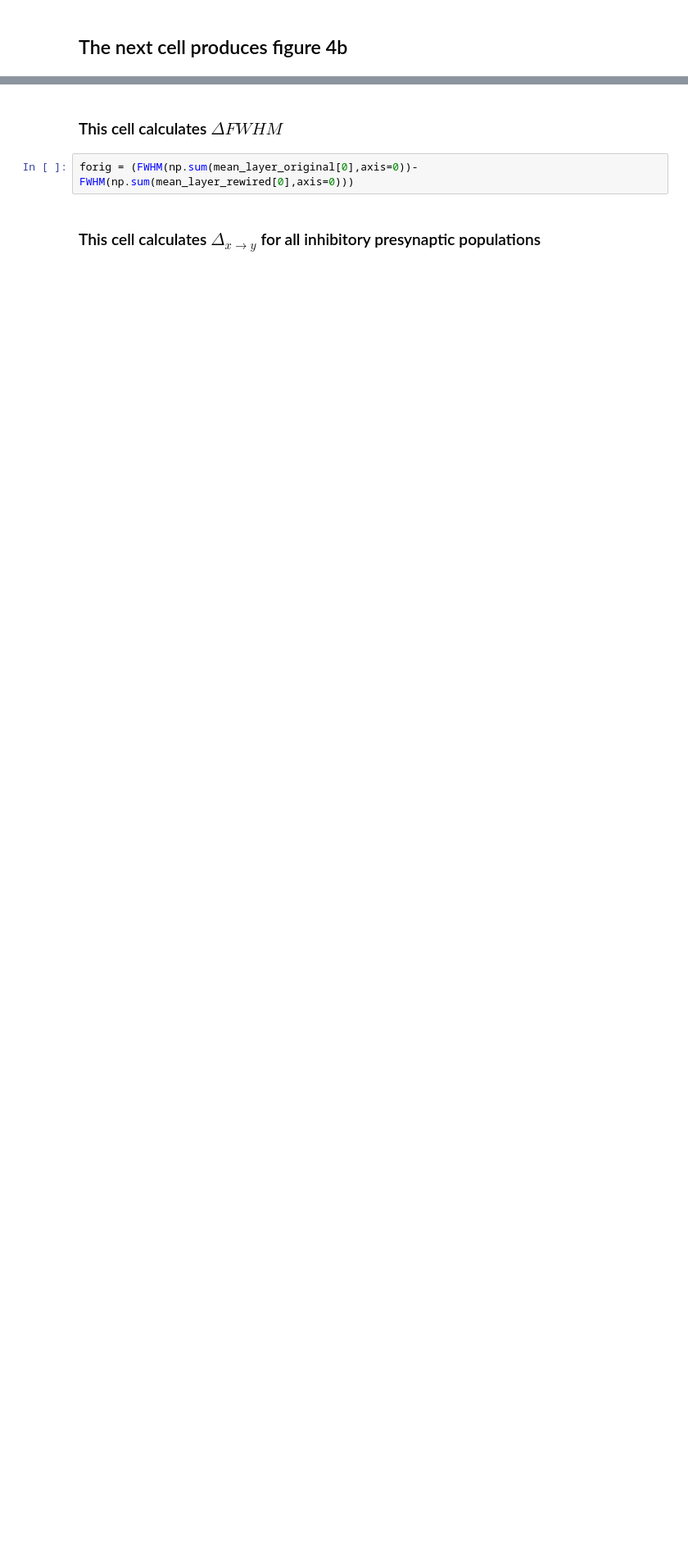
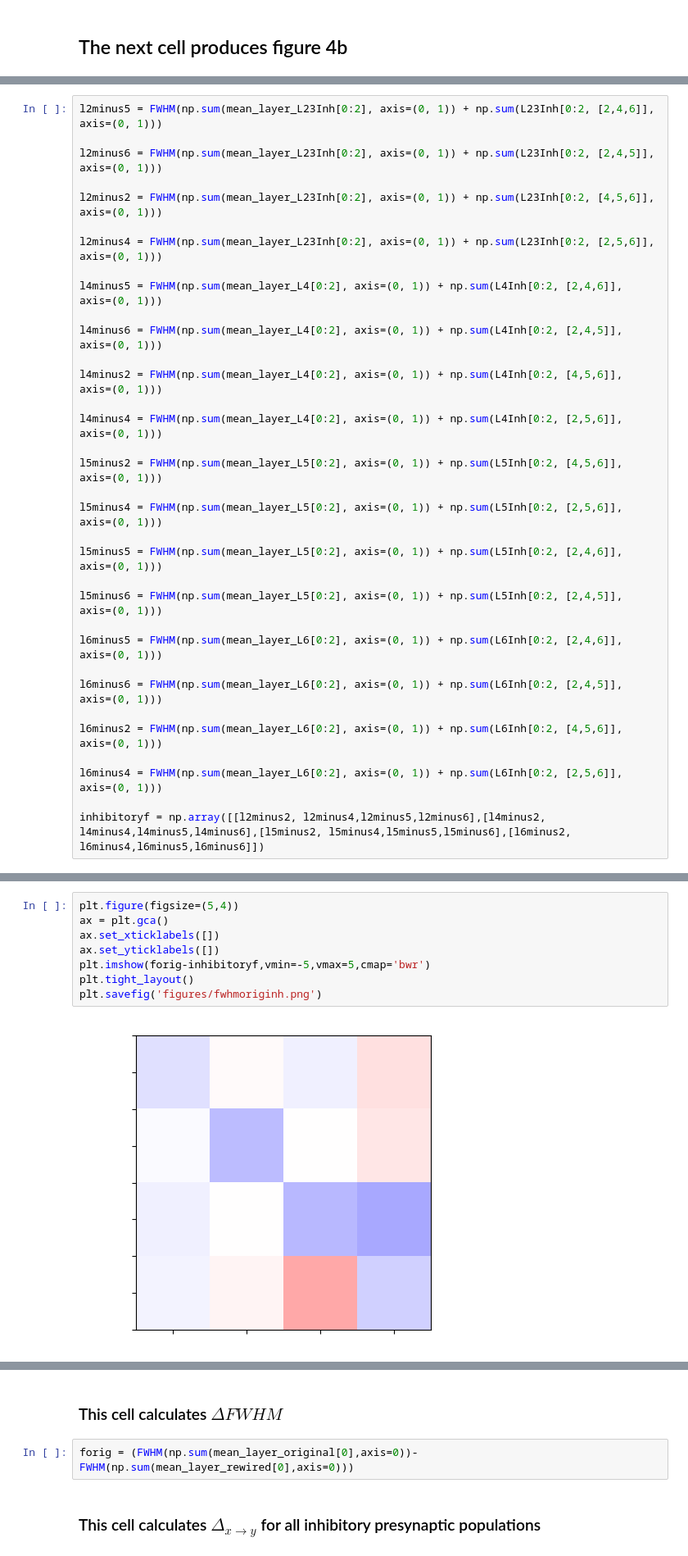
Before and after one commit to joseph-tharayil/whiskerFlick, a Jupyter notebook: MakeFigures.ipynb, the cells around one changed output, grey strips where cells are left out. Shown at 82% size. Saved outputs shown, nothing was run; the diff lists cells and outputs as text; blank space fills up the shorter version.

```diff
--- a/MakeFigures.ipynb
+++ b/MakeFigures.ipynb
@@ -1370,0 +1430,34 @@ plt.savefig('../../figures/compressed.png',dpi=600)
+# %%
+l2minus5 = FWHM(np.sum(mean_layer_L23Inh[0:2], axis=(0, 1)) + np.sum(L23Inh[0:2, [2,4,6]], axis=(0, 1)))
+
+l2minus6 = FWHM(np.sum(mean_layer_L23Inh[0:2], axis=(0, 1)) + np.sum(L23Inh[0:2, [2,4,5]], axis=(0, 1)))
+
+l2minus2 = FWHM(np.sum(mean_layer_L23Inh[0:2], axis=(0, 1)) + np.sum(L23Inh[0:2, [4,5,6]], axis=(0, 1)))
+
+l2minus4 = FWHM(np.sum(mean_layer_L23Inh[0:2], axis=(0, 1)) + np.sum(L23Inh[0:2, [2,5,6]], axis=(0, 1)))
+
+l4minus5 = FWHM(np.sum(mean_layer_L4[0:2], axis=(0, 1)) + np.sum(L4Inh[0:2, [2,4,6]], axis=(0, 1)))
+
+l4minus6 = FWHM(np.sum(mean_layer_L4[0:2], axis=(0, 1)) + np.sum(L4Inh[0:2, [2,4,5]], axis=(0, 1)))
+
+l4minus2 = FWHM(np.sum(mean_layer_L4[0:2], axis=(0, 1)) + np.sum(L4Inh[0:2, [4,5,6]], axis=(0, 1)))
+
+l4minus4 = FWHM(np.sum(mean_layer_L4[0:2], axis=(0, 1)) + np.sum(L4Inh[0:2, [2,5,6]], axis=(0, 1)))
+
+l5minus2 = FWHM(np.sum(mean_layer_L5[0:2], axis=(0, 1)) + np.sum(L5Inh[0:2, [4,5,6]], axis=(0, 1)))
+
+l5minus4 = FWHM(np.sum(mean_layer_L5[0:2], axis=(0, 1)) + np.sum(L5Inh[0:2, [2,5,6]], axis=(0, 1)))
+
+l5minus5 = FWHM(np.sum(mean_layer_L5[0:2], axis=(0, 1)) + np.sum(L5Inh[0:2, [2,4,6]], axis=(0, 1)))
+
+l5minus6 = FWHM(np.sum(mean_layer_L5[0:2], axis=(0, 1)) + np.sum(L5Inh[0:2, [2,4,5]], axis=(0, 1)))
+
+l6minus5 = FWHM(np.sum(mean_layer_L6[0:2], axis=(0, 1)) + np.sum(L6Inh[0:2, [2,4,6]], axis=(0, 1)))
+
+l6minus6 = FWHM(np.sum(mean_layer_L6[0:2], axis=(0, 1)) + np.sum(L6Inh[0:2, [2,4,5]], axis=(0, 1)))
+
+l6minus2 = FWHM(np.sum(mean_layer_L6[0:2], axis=(0, 1)) + np.sum(L6Inh[0:2, [4,5,6]], axis=(0, 1)))
+
+l6minus4 = FWHM(np.sum(mean_layer_L6[0:2], axis=(0, 1)) + np.sum(L6Inh[0:2, [2,5,6]], axis=(0, 1)))
+
+inhibitoryf = np.array([[l2minus2, l2minus4,l2minus5,l2minus6],[l4minus2, l4minus4,l4minus5,l4minus6],[l5minus2, l5minus4,l5minus5,l5minus6],[l6minus2, l6minus4,l6minus5,l6minus6]])
@@ -1370,0 +1525,10 @@ plt.savefig('../../figures/compressed.png',dpi=600)
+# %%
+plt.figure(figsize=(5,4))
+ax = plt.gca()
+ax.set_xticklabels([])
+ax.set_yticklabels([])
+plt.imshow(forig-inhibitoryf,vmin=-5,vmax=5,cmap='bwr')
+plt.tight_layout()
+plt.savefig('figures/fwhmoriginh.png')
+# %% [output]
+[figure, added]
```
Also changed, not shown: parts of 45 cells of this notebook.
